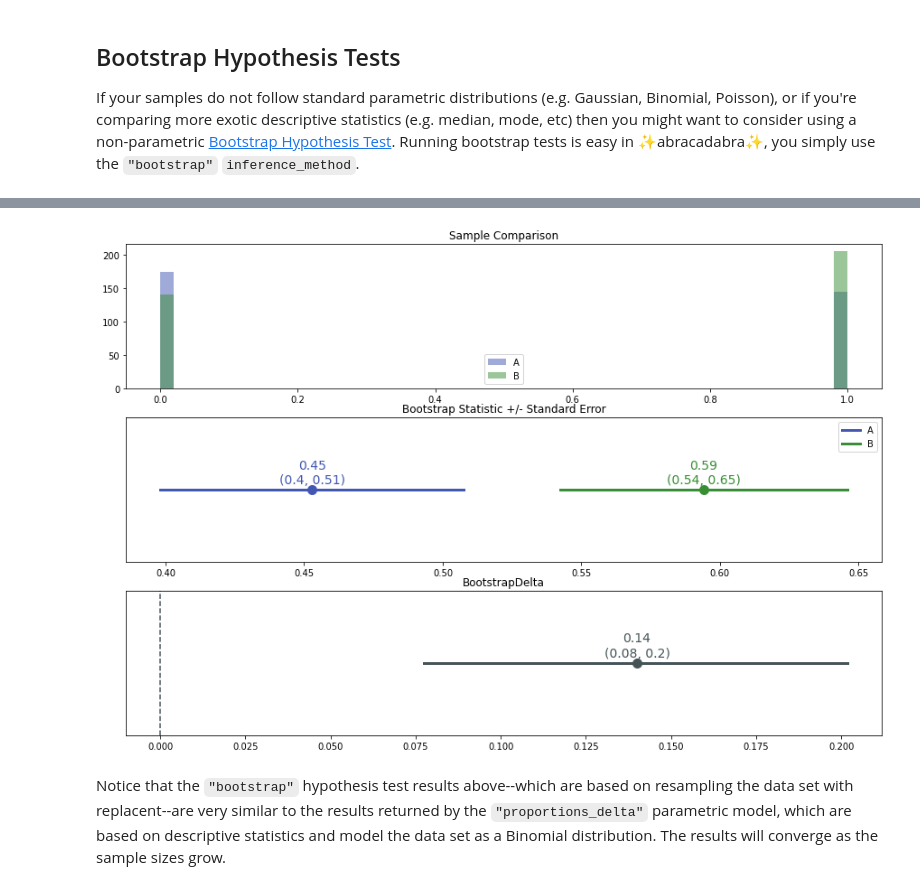
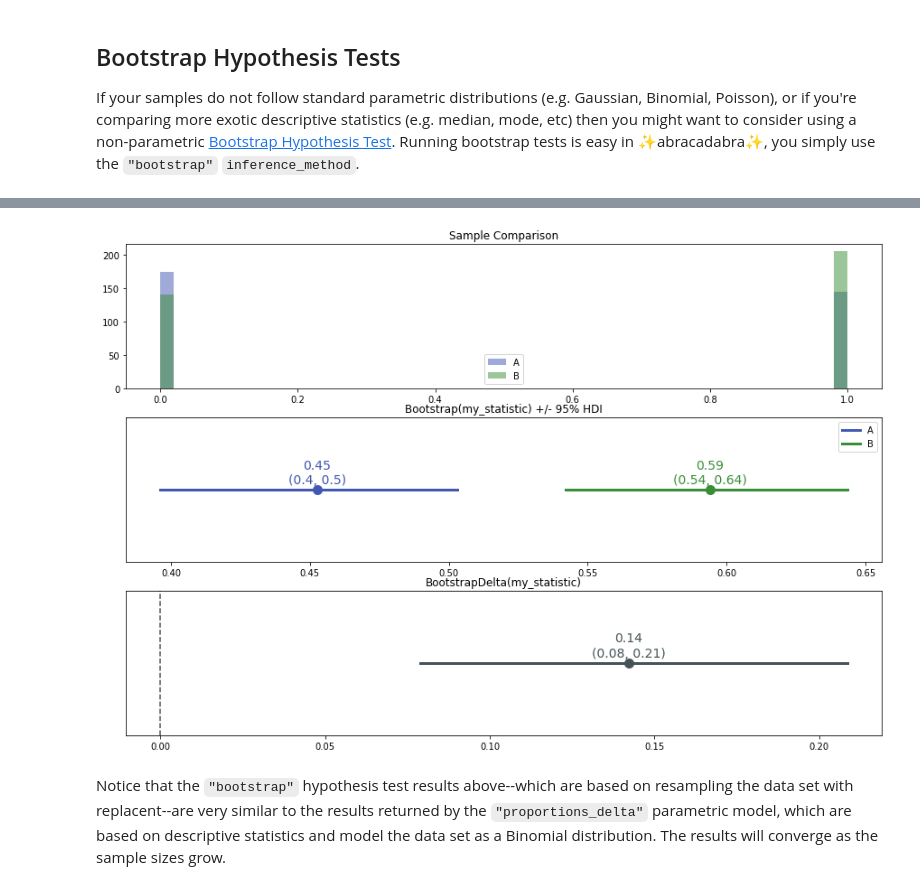
Before and after one commit to quizlet/abracadabra, a Jupyter notebook: docs/abracadabra_basics.ipynb, the cells around one changed output, grey strips where cells are left out. Cells and saved outputs as stored; diff of their text form; code cells hidden in the pictures.

Commit message:
Fix bootstrap visualizations

```diff
--- a/docs/abracadabra_basics.ipynb
+++ b/docs/abracadabra_basics.ipynb
@@ -154,11 +154,23 @@ We can see that the confidence interval on the difference between the two groups
 If your samples do not follow standard parametric distributions (e.g. Gaussian, Binomial, Poisson), or if you're comparing more exotic descriptive statistics (e.g. median, mode, etc) then you might want to consider using a non-parametric [Bootstrap Hypothesis Test](https://en.wikipedia.org/wiki/Bootstrapping_(statistics)).  Running bootstrap tests is easy in ✨abracadabra✨, you simply use the `"bootstrap"` `inference_method`.
 # %%
 # Tests and data can be copied via the `.copy` method.
-bootstrap_ab_test = ab_test.copy(inference_method='bootstrap')
+def my_statistic(samples):
+    """Boootstrap tests support custom test statistics. Here
+    we use re-define the mean to compare with parametrics
+    tests.
+    """
+    return np.mean(samples)
+
+
+bootstrap_ab_test = ab_test.copy(
+    inference_method='bootstrap',
+    infer_kwargs={'statistic_function': my_statistic}
+)
 
 # run the test
 bootstrap_ab_test_results = exper.run_test(bootstrap_ab_test)
 bootstrap_ab_test_results.display()
+bootstrap_ab_test_results.visualize()
 # %% [output]
 Observations Summary:
 +----------------+------------------+-----------------+
@@ -180,4 +192,4 @@ Test Results:
-[figure, old version]
+[figure, new version]
 # %% [markdown]
 Notice that the `"bootstrap"` hypothesis test results above--which are based on resampling the data set with replacent--are very similar to the results returned by the `"proportions_delta"` parametric model, which are based on descriptive statistics and model the data set as a Binomial distribution. The results will converge as the sample sizes grow.
 # %% [markdown]
```
Also changed, not shown: parts of 3 cells of this notebook, 4 other files.
